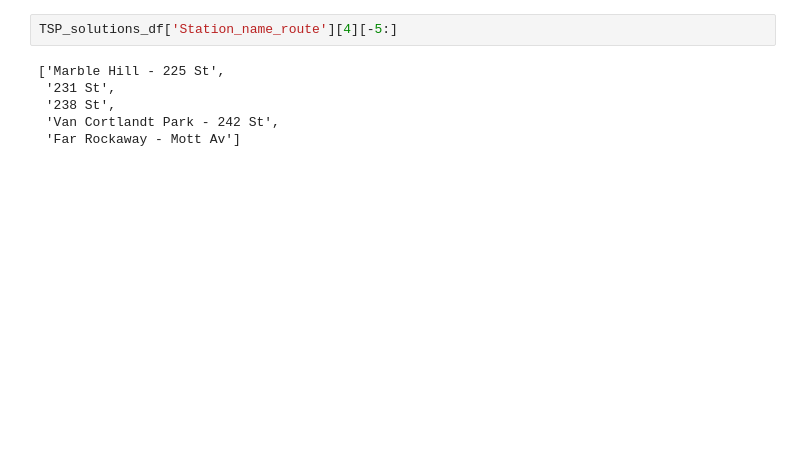
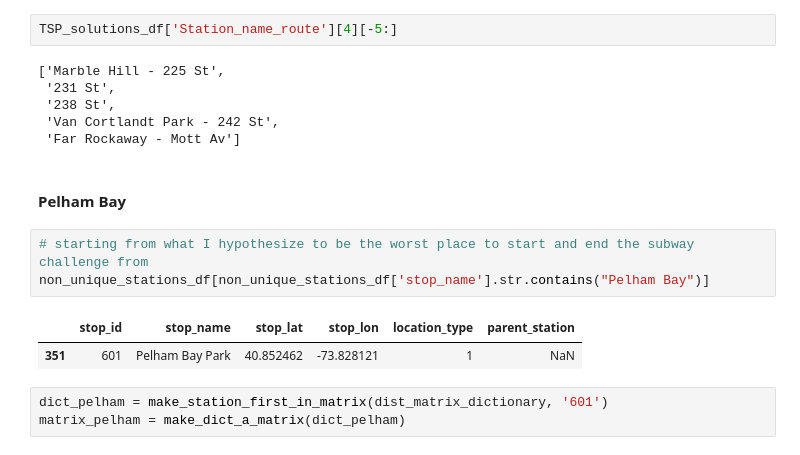
Before and after one commit to gregfeliu/The_Subway_Challenge, a Jupyter notebook: Solve_Postman_Problem_final.ipynb, the cells around one changed output. Saved outputs shown, nothing was run; the diff lists cells and outputs as text; blank space fills up the shorter version.

```diff
--- a/Solve_Postman_Problem_final.ipynb
+++ b/Solve_Postman_Problem_final.ipynb
@@ -1195,3 +1195,14 @@ TSP_solutions_df['Station_name_route'][4][-5:]
  '238 St',
  'Van Cortlandt Park - 242 St',
  'Far Rockaway - Mott Av']
+# %% [markdown]
+#### Pelham Bay
+# %%
+# starting from what I hypothesize to be the worst place to start and end the subway challenge from
+non_unique_stations_df[non_unique_stations_df['stop_name'].str.contains("Pelham Bay")]
+# %% [output]
+|  | stop_id | stop_name | stop_lat | stop_lon | location_type | parent_station |
+| 351 | 601 | Pelham Bay Park | 40.852462 | -73.828121 | 1 | NaN |
+# %%
+dict_pelham = make_station_first_in_matrix(dist_matrix_dictionary, '601')
+matrix_pelham = make_dict_a_matrix(dict_pelham)
```
Also changed, not shown: parts of 6 cells of this notebook, 1 other file.
